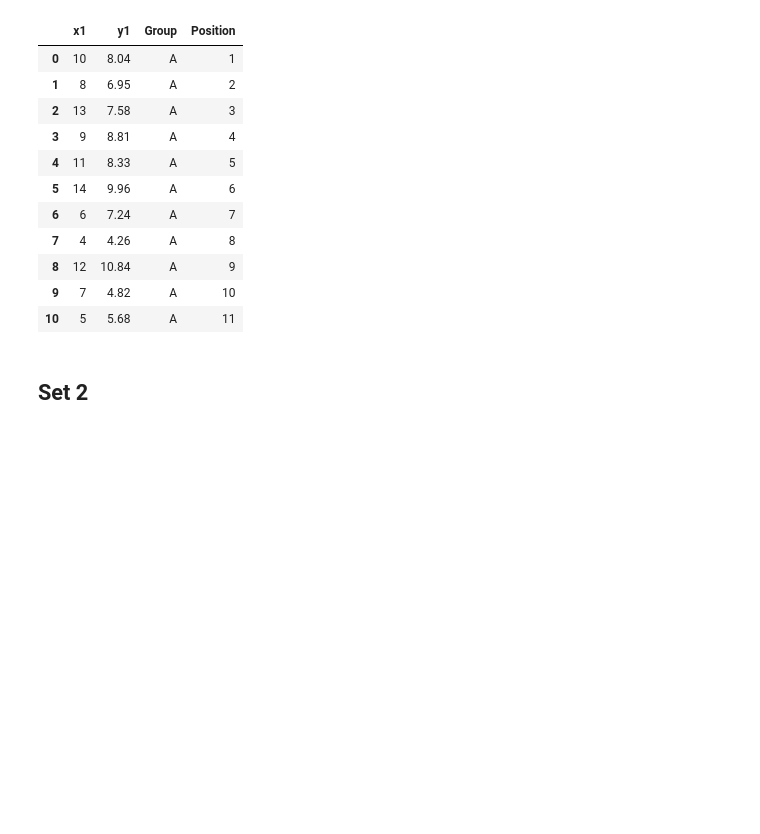
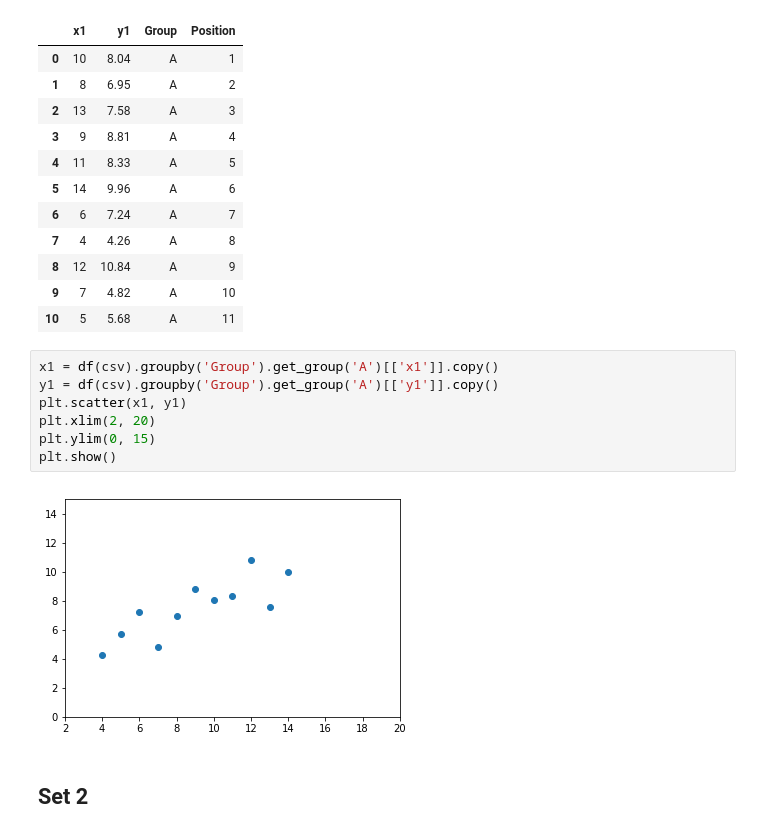
Before and after one commit to MarionMcG/data-analysis, a Jupyter notebook: anscombe.ipynb, the cells around one changed output. Cells and saved outputs as stored; diff of their text form; blank space fills up the shorter version.

Commit message:
Four scatter plots from the data

```diff
--- a/anscombe.ipynb
+++ b/anscombe.ipynb
@@ -43,6 +43,15 @@ df(csv).groupby('Group').get_group('A')
 | 8 | 12 | 10.84 | A | 9 |
 | 9 | 7 | 4.82 | A | 10 |
 | 10 | 5 | 5.68 | A | 11 |
+# %%
+x1 = df(csv).groupby('Group').get_group('A')[['x1']].copy()
+y1 = df(csv).groupby('Group').get_group('A')[['y1']].copy()
+plt.scatter(x1, y1)
+plt.xlim(2, 20)
+plt.ylim(0, 15)
+plt.show()
+# %% [output]
+[figure, added]
 # %% [markdown]
 ## Set 2
 # %%
```
Also changed, not shown: parts of 3 cells of this notebook, 1 other file.
